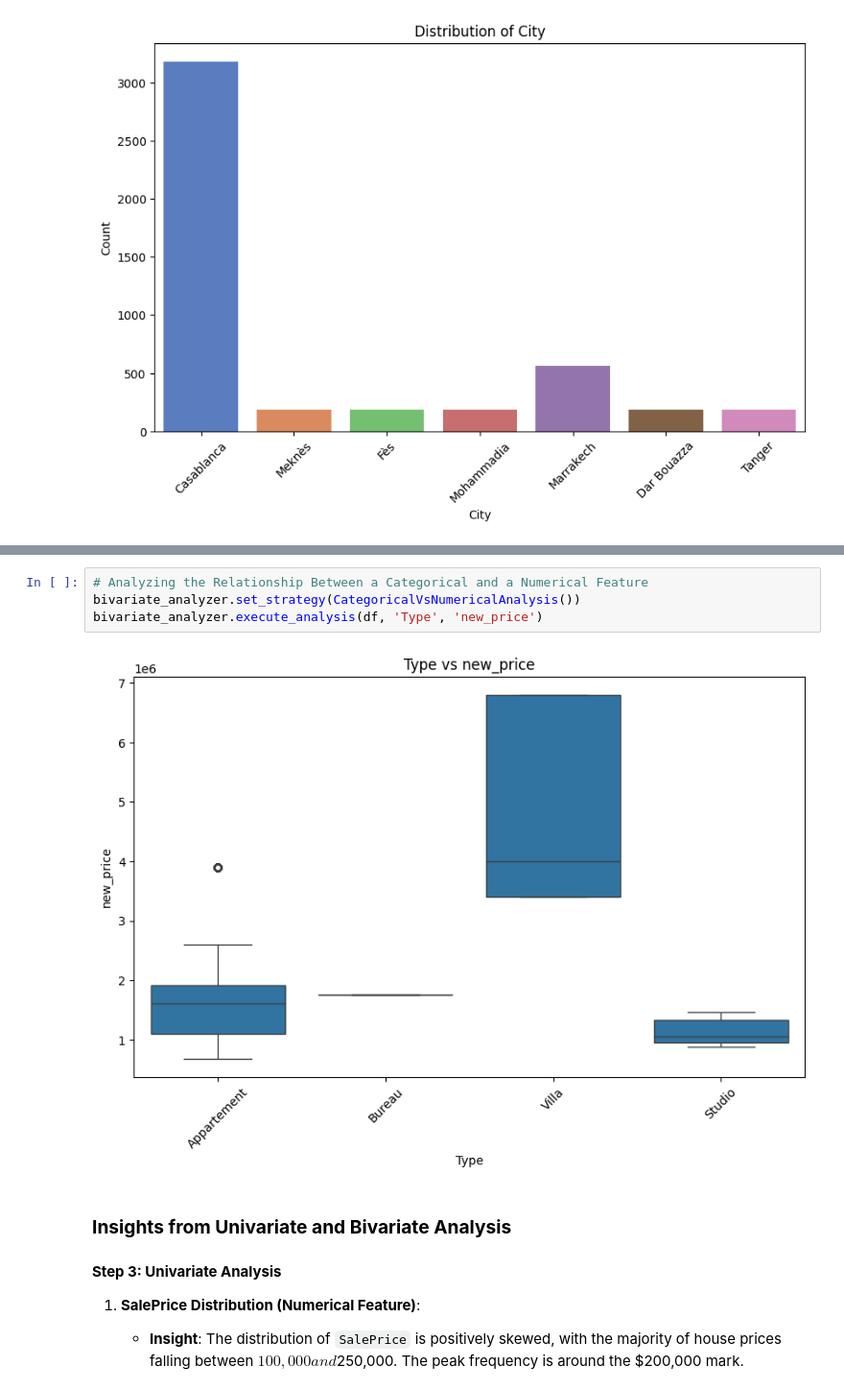
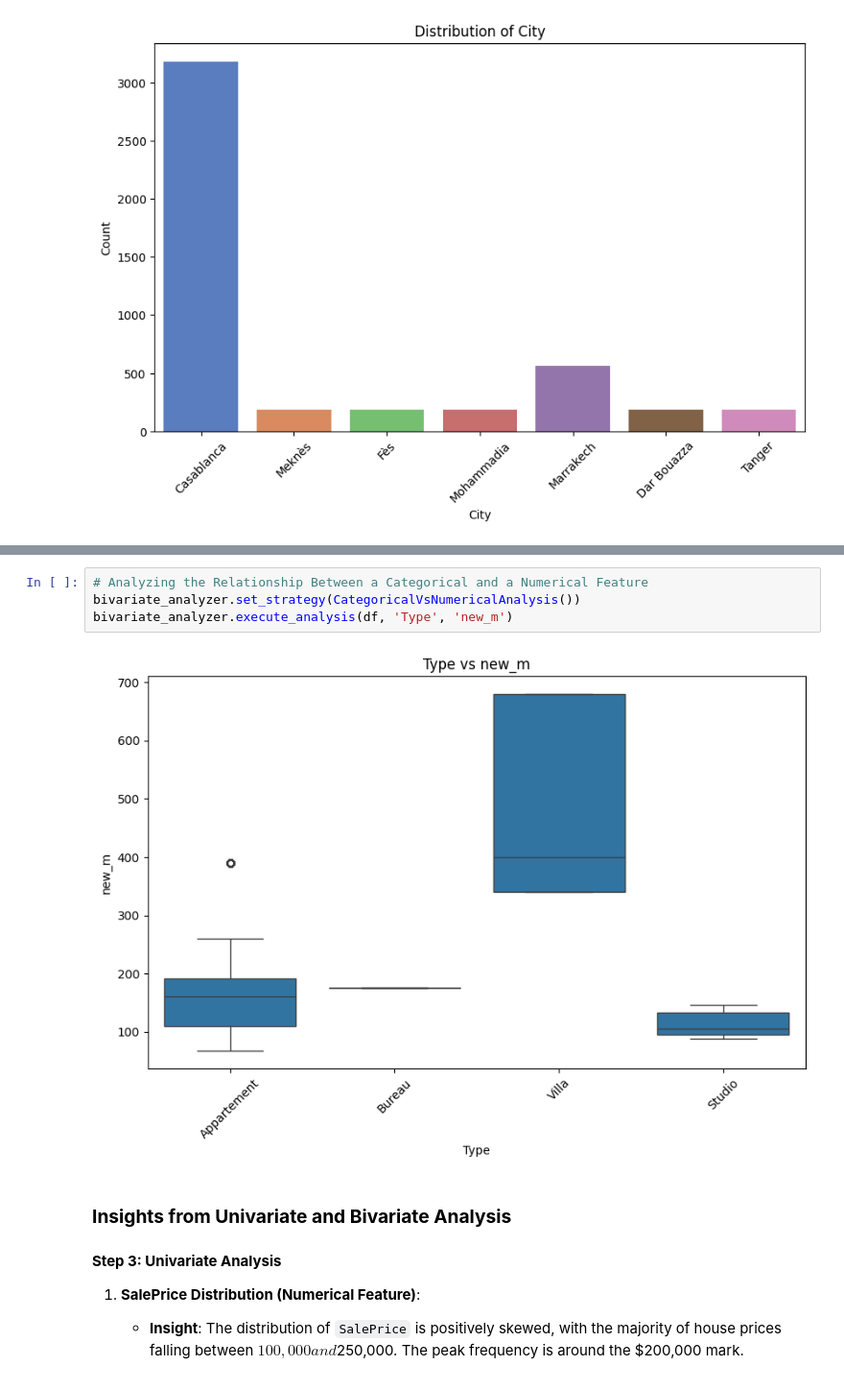
Before and after one commit to AhmedBassoul1/Morocco-House-Price-Prediction, a Jupyter notebook: analysis/EDA.ipynb, the cells around one changed output, grey strips where cells are left out. Shown at 96% size. Drawn from its saved outputs; the diff is of its cells as text.

Commit message:
other Analysis

```diff
--- a/analysis/EDA.ipynb
+++ b/analysis/EDA.ipynb
@@ -180,9 +183,9 @@ bivariate_analyzer.execute_analysis(df, 'surface', 'new_price')
 # %%
 # Analyzing the Relationship Between a Categorical and a Numerical Feature
 bivariate_analyzer.set_strategy(CategoricalVsNumericalAnalysis())
-bivariate_analyzer.execute_analysis(df, 'Type', 'new_price')
+bivariate_analyzer.execute_analysis(df, 'Type', 'new_m')
 # %% [output]
-[figure, old version]
+[figure, new version]
 # %% [markdown]
 ### **Insights from Univariate and Bivariate Analysis**
 
```
Also changed, not shown: parts of 6 cells of this notebook, 9 other files.
